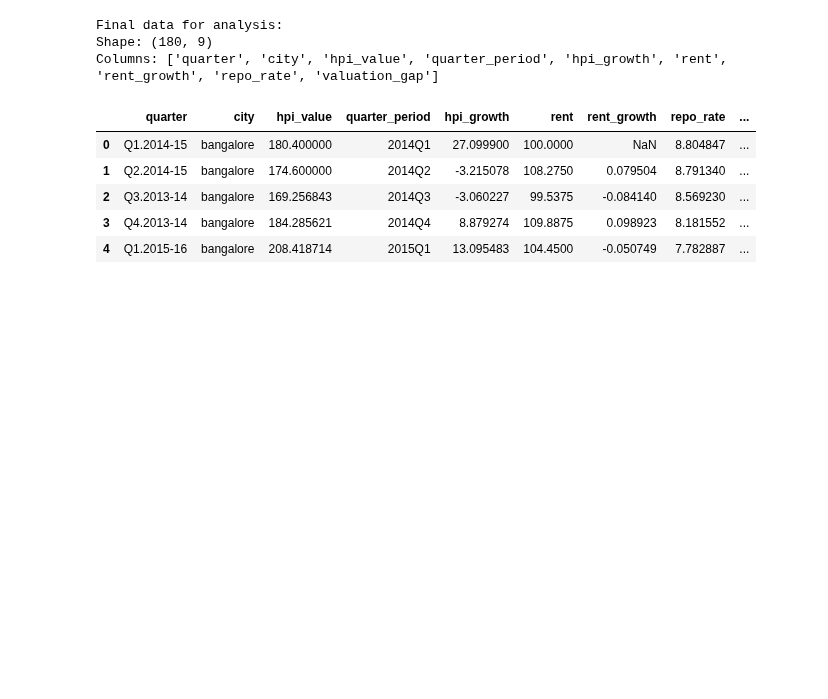
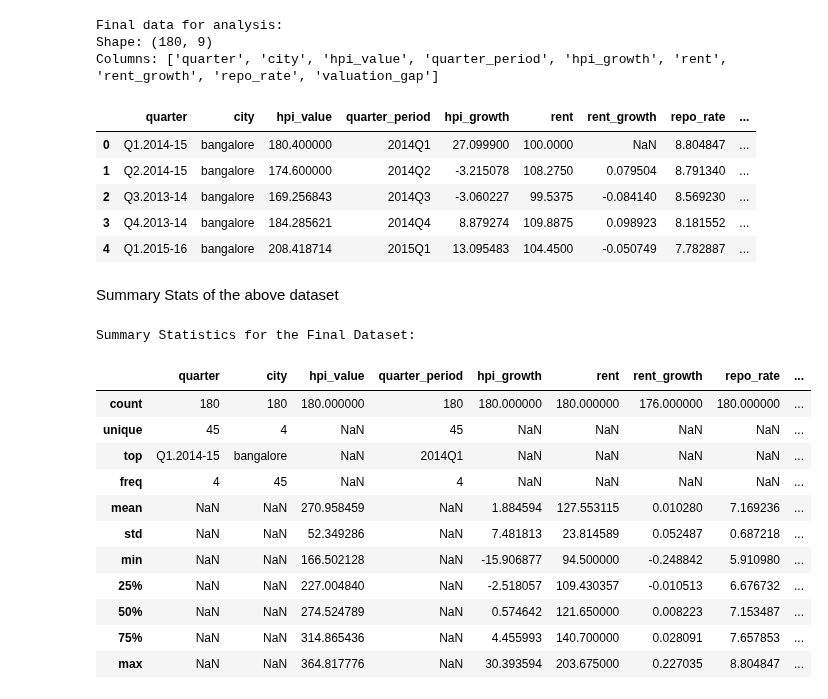
Before and after one commit to smonodeep/DynamicValuationGovernance, a Jupyter notebook: 0.Data_Prep_CityWise.ipynb, the cells around one changed output. Saved outputs shown, nothing was run; the diff lists cells and outputs as text; code cells hidden in the pictures; blank space fills up the shorter version.

```diff
--- a/0.Data_Prep_CityWise.ipynb
+++ b/0.Data_Prep_CityWise.ipynb
@@ -276,3 +276,25 @@ Columns: ['quarter', 'city', 'hpi_value', 'quarter_period', 'hpi_growth', 'rent'
 | 2 | Q3.2013-14 | bangalore | 169.256843 | 2014Q3 | -3.060227 | 99.5375 | -0.084140 | 8.569230 | ... |
 | 3 | Q4.2013-14 | bangalore | 184.285621 | 2014Q4 | 8.879274 | 109.8875 | 0.098923 | 8.181552 | ... |
 | 4 | Q1.2015-16 | bangalore | 208.418714 | 2015Q1 | 13.095483 | 104.4500 | -0.050749 | 7.782887 | ... |
+# %% [markdown]
+Summary Stats of the above dataset
+# %%
+if not df_final.empty:
+    print("Summary Statistics for the Final Dataset:")
+    display(df_final.describe(include='all'))
+else:
+    print("df_final is empty, cannot provide summary statistics.")
+# %% [output]
+Summary Statistics for the Final Dataset:
+|  | quarter | city | hpi_value | quarter_period | hpi_growth | rent | rent_growth | repo_rate | ... |
+| count | 180 | 180 | 180.000000 | 180 | 180.000000 | 180.000000 | 176.000000 | 180.000000 | ... |
+| unique | 45 | 4 | NaN | 45 | NaN | NaN | NaN | NaN | ... |
+| top | Q1.2014-15 | bangalore | NaN | 2014Q1 | NaN | NaN | NaN | NaN | ... |
+| freq | 4 | 45 | NaN | 4 | NaN | NaN | NaN | NaN | ... |
+| mean | NaN | NaN | 270.958459 | NaN | 1.884594 | 127.553115 | 0.010280 | 7.169236 | ... |
+| std | NaN | NaN | 52.349286 | NaN | 7.481813 | 23.814589 | 0.052487 | 0.687218 | ... |
+| min | NaN | NaN | 166.502128 | NaN | -15.906877 | 94.500000 | -0.248842 | 5.910980 | ... |
+| 25% | NaN | NaN | 227.004840 | NaN | -2.518057 | 109.430357 | -0.010513 | 6.676732 | ... |
+| 50% | NaN | NaN | 274.524789 | NaN | 0.574642 | 121.650000 | 0.008223 | 7.153487 | ... |
+| 75% | NaN | NaN | 314.865436 | NaN | 4.455993 | 140.700000 | 0.028091 | 7.657853 | ... |
+| max | NaN | NaN | 364.817776 | NaN | 30.393594 | 203.675000 | 0.227035 | 8.804847 | ... |
```
Also changed, not shown: parts of 2 cells of this notebook.
